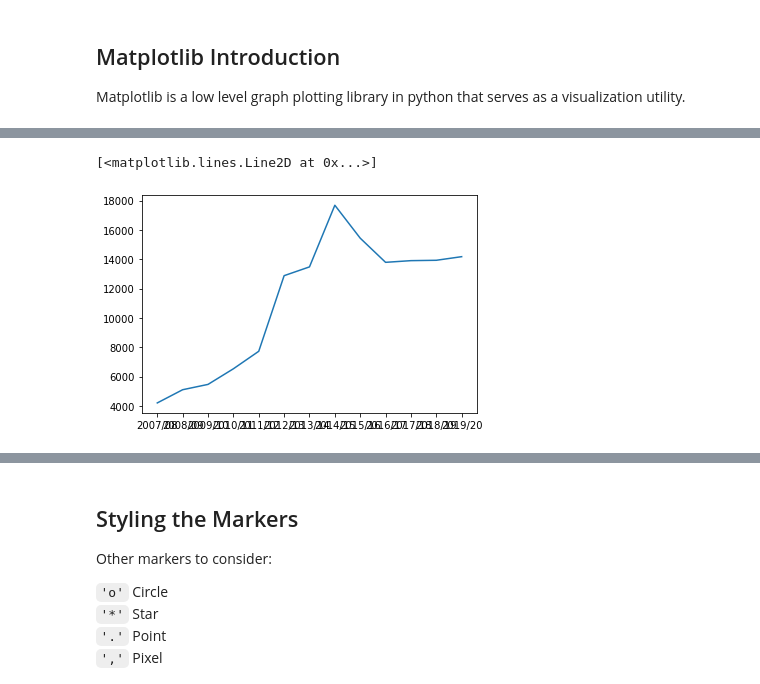
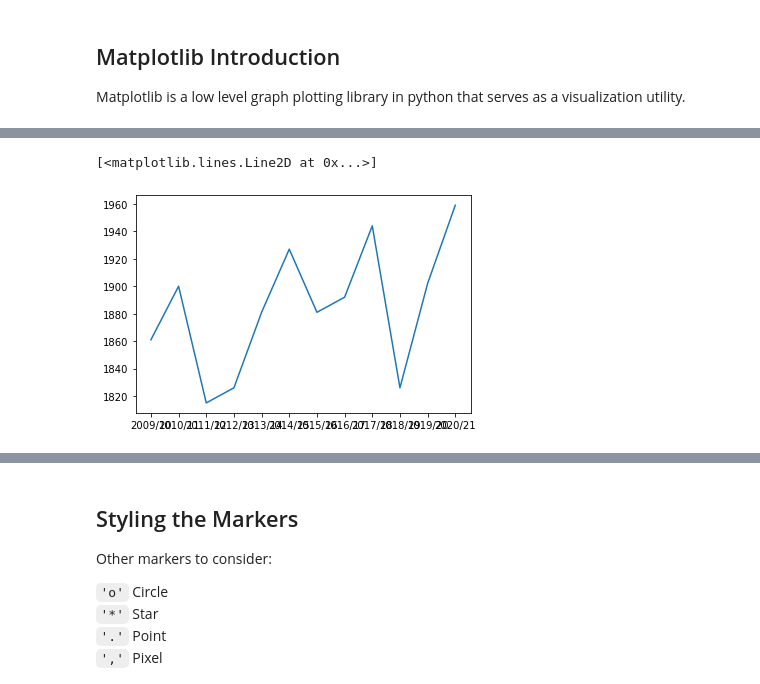
Before and after one commit to ngsanluk/PythonInter, a Jupyter notebook: Jupyter-Notebook/Day1.ipynb, the cells around one changed output, grey strips where cells are left out. Cells and saved outputs as stored; diff of their text form; code cells hidden in the pictures.

```diff
--- a/Jupyter-Notebook/Day1.ipynb
+++ b/Jupyter-Notebook/Day1.ipynb
@@ -2063,0 +2096,5 @@ ug = df['Undergraduate']
+# %%
+graduates = pd.read_csv('./data/graduates.csv')
+# %%
+ug_bm_m = graduates[(graduates['LevelOfStudy']=='Undergraduate') & (graduates['ProgrammeCategory']=='Business and Management') & (graduates['Sex']=='M')]
+ug_bm_m.head()
@@ -2064,5 +2118,8 @@ ug = df['Undergraduate']
+# %%
+year = ug_bm_m['AcademicYear']
+headcount = ug_bm_m['Headcount']
 # %%
-plt.plot(year, ug)
+plt.plot(year, headcount)
 # %% [output]
 [<matplotlib.lines.Line2D at 0x...>]
-[figure, old version]
+[figure, new version]
```
Also changed, not shown: parts of 82 cells of this notebook.
